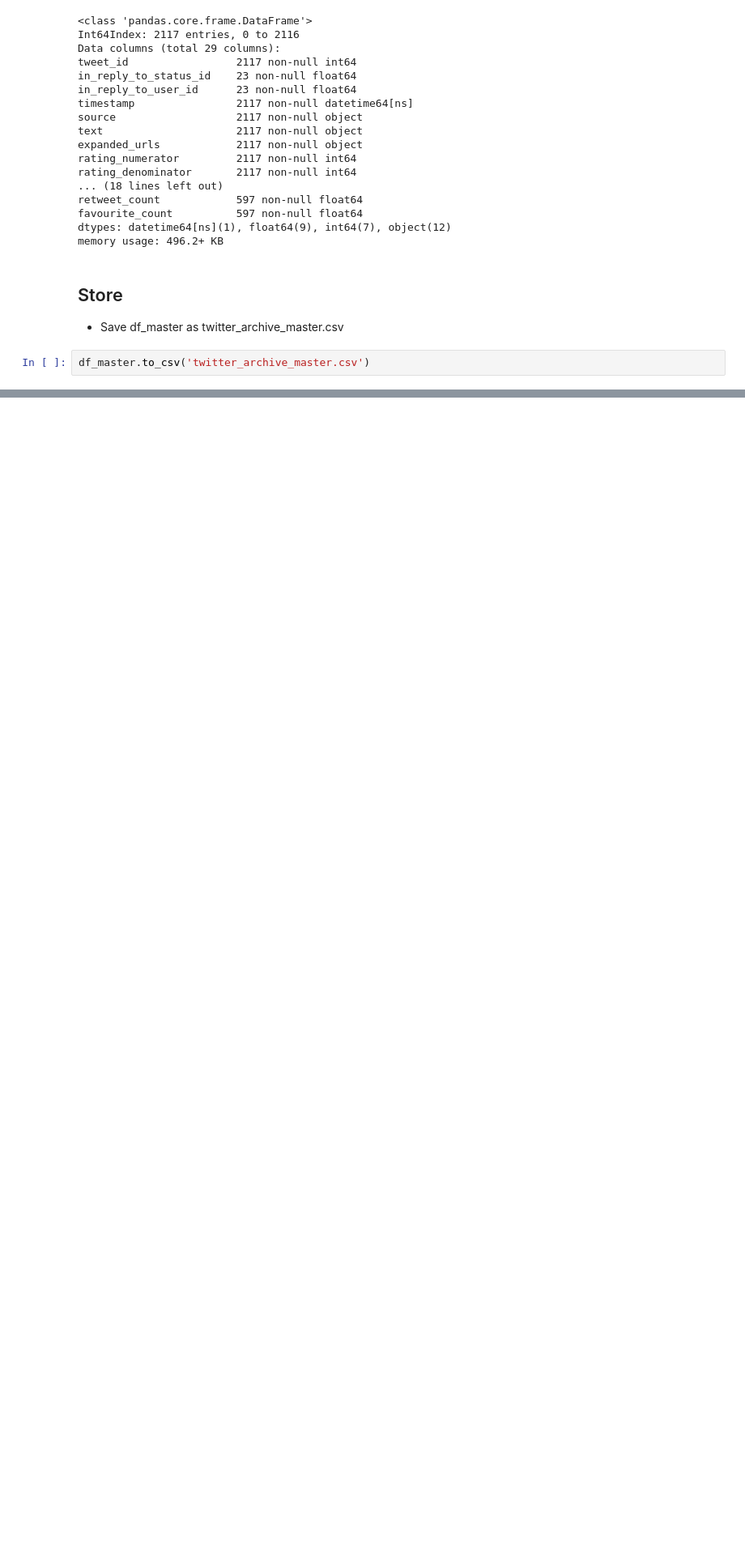
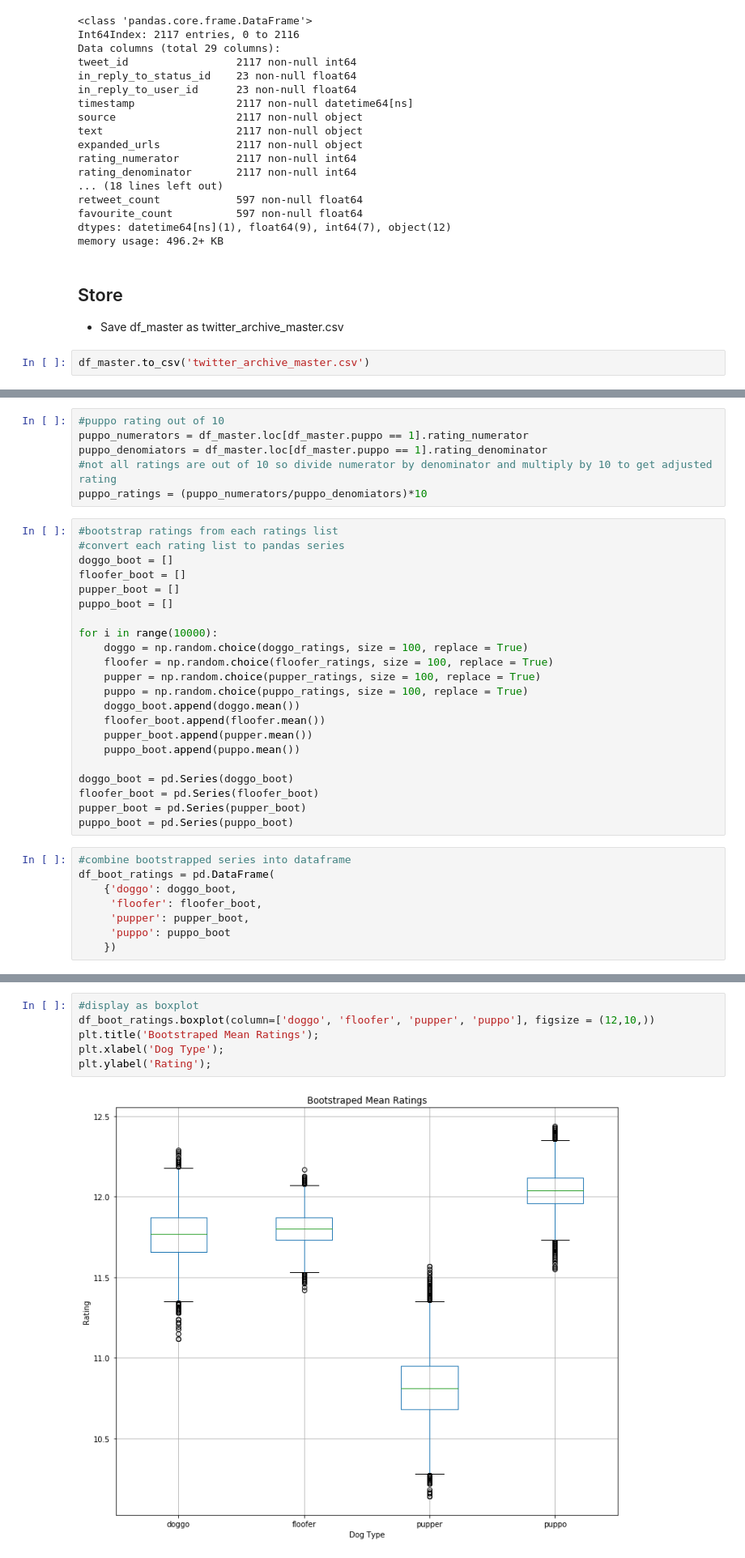
Before and after one commit to JoshuaAidanBeasley/We_Rate_Dogs, a Jupyter notebook: wrangle_act.ipynb, the cells around one changed output, grey strips where cells are left out. Shown at 81% size. Cells and saved outputs as stored; diff of their text form; blank space fills up the shorter version.

Commit message:
added report files and images

```diff
--- a/wrangle_act.ipynb
+++ b/wrangle_act.ipynb
@@ -572,0 +599,36 @@ df_master.to_csv('twitter_archive_master.csv')
+# %%
+#puppo rating out of 10
+puppo_numerators = df_master.loc[df_master.puppo == 1].rating_numerator
+puppo_denomiators = df_master.loc[df_master.puppo == 1].rating_denominator
+#not all ratings are out of 10 so divide numerator by denominator and multiply by 10 to get adjusted rating
+puppo_ratings = (puppo_numerators/puppo_denomiators)*10
+# %%
+#bootstrap ratings from each ratings list
+#convert each rating list to pandas series
+doggo_boot = []
+floofer_boot = []
+pupper_boot = []
+puppo_boot = []
+
+for i in range(10000):
+    doggo = np.random.choice(doggo_ratings, size = 100, replace = True)
+    floofer = np.random.choice(floofer_ratings, size = 100, replace = True)
+    pupper = np.random.choice(pupper_ratings, size = 100, replace = True)
+    puppo = np.random.choice(puppo_ratings, size = 100, replace = True)
+    doggo_boot.append(doggo.mean())
+    floofer_boot.append(floofer.mean())
+    pupper_boot.append(pupper.mean())
+    puppo_boot.append(puppo.mean())
+
+doggo_boot = pd.Series(doggo_boot)
+floofer_boot = pd.Series(floofer_boot)
+pupper_boot = pd.Series(pupper_boot)
+puppo_boot = pd.Series(puppo_boot)
+# %%
+#combine bootstrapped series into dataframe
+df_boot_ratings = pd.DataFrame(
+    {'doggo': doggo_boot,
+     'floofer': floofer_boot,
+     'pupper': pupper_boot,
+     'puppo': puppo_boot
+    })
@@ -572,0 +648,8 @@ df_master.to_csv('twitter_archive_master.csv')
+# %%
+#display as boxplot
+df_boot_ratings.boxplot(column=['doggo', 'floofer', 'pupper', 'puppo'], figsize = (12,10,))
+plt.title('Bootstraped Mean Ratings');
+plt.xlabel('Dog Type');
+plt.ylabel('Rating');
+# %% [output]
+[figure, added]
```
Also changed, not shown: parts of 36 cells of this notebook, 7 other files.
